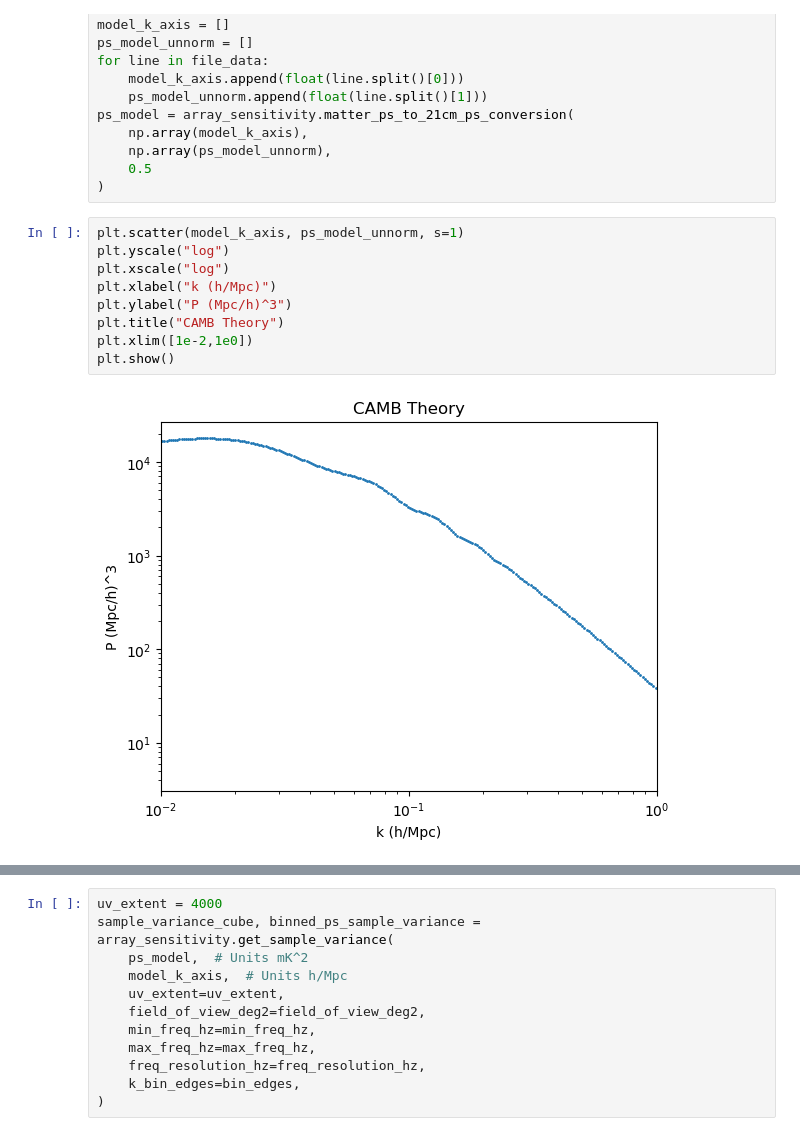
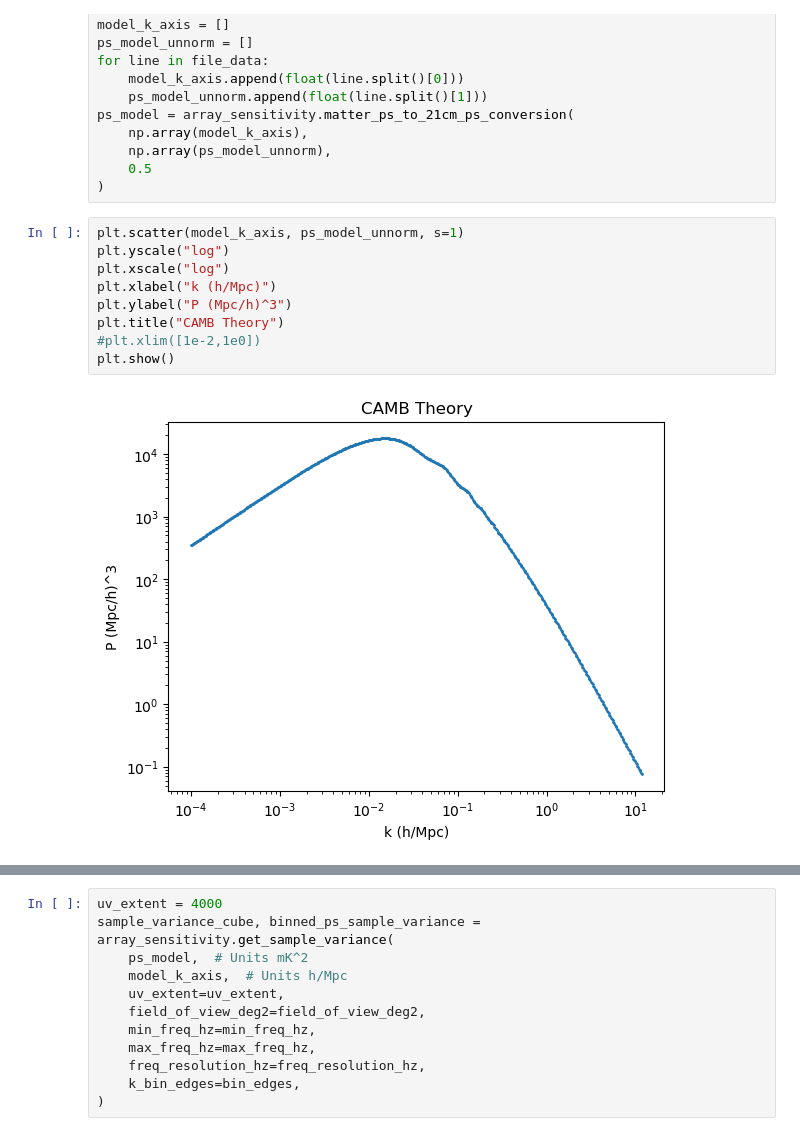
Before and after one commit to rlbyrne/PSsensitivity, a Jupyter notebook: plot_DSA2000_sensitivity.ipynb, the cells around one changed output, grey strips where cells are left out. Saved outputs shown, nothing was run; the diff lists cells and outputs as text.

```diff
--- a/plot_DSA2000_sensitivity.ipynb
+++ b/plot_DSA2000_sensitivity.ipynb
@@ -100,14 +156,14 @@ ps_model = array_sensitivity.matter_ps_to_21cm_ps_conversion(
 # %%
 plt.scatter(model_k_axis, ps_model_unnorm, s=1)
 plt.yscale("log")
 plt.xscale("log")
 plt.xlabel("k (h/Mpc)")
 plt.ylabel("P (Mpc/h)^3")
 plt.title("CAMB Theory")
-plt.xlim([1e-2,1e0])
+#plt.xlim([1e-2,1e0])
 plt.show()
 # %% [output]
-[figure, old version]
+[figure, new version]
 # %%
 plt.scatter(model_k_axis, ps_model, s=1)
 plt.yscale("log")
```
Also changed, not shown: parts of 24 cells of this notebook, 8 other files.
